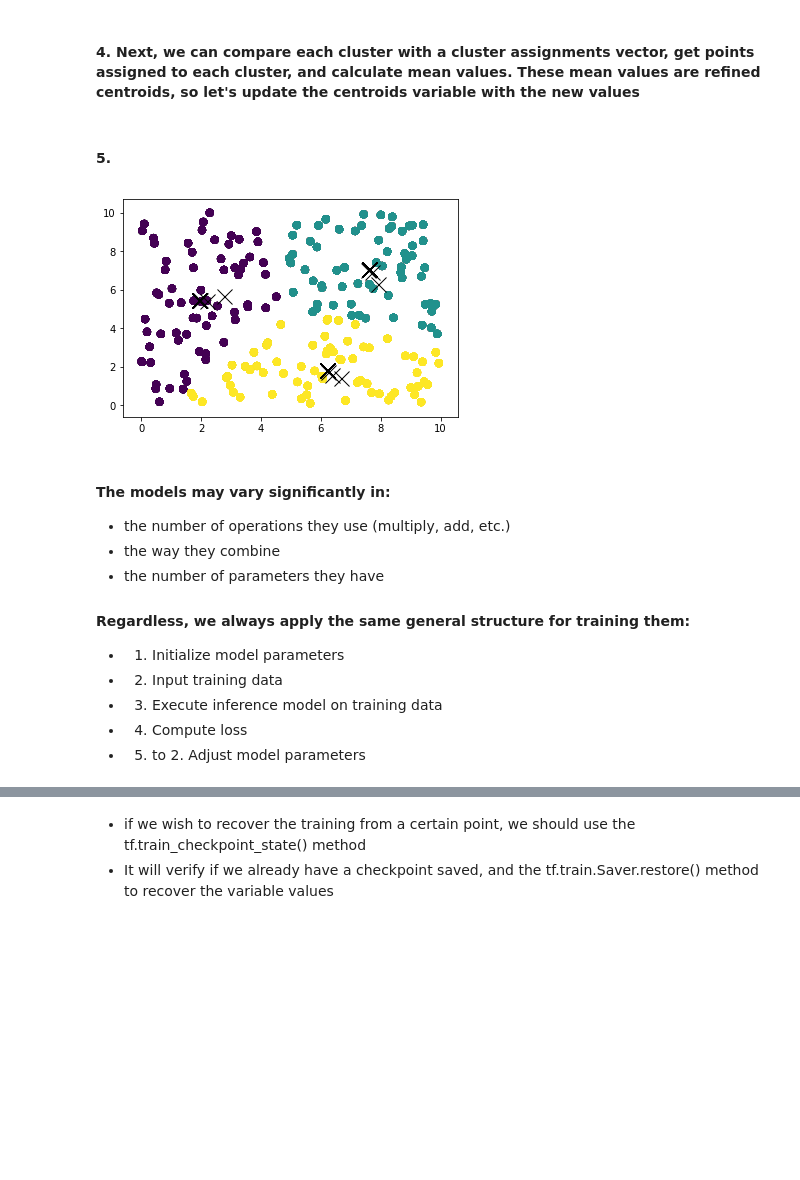
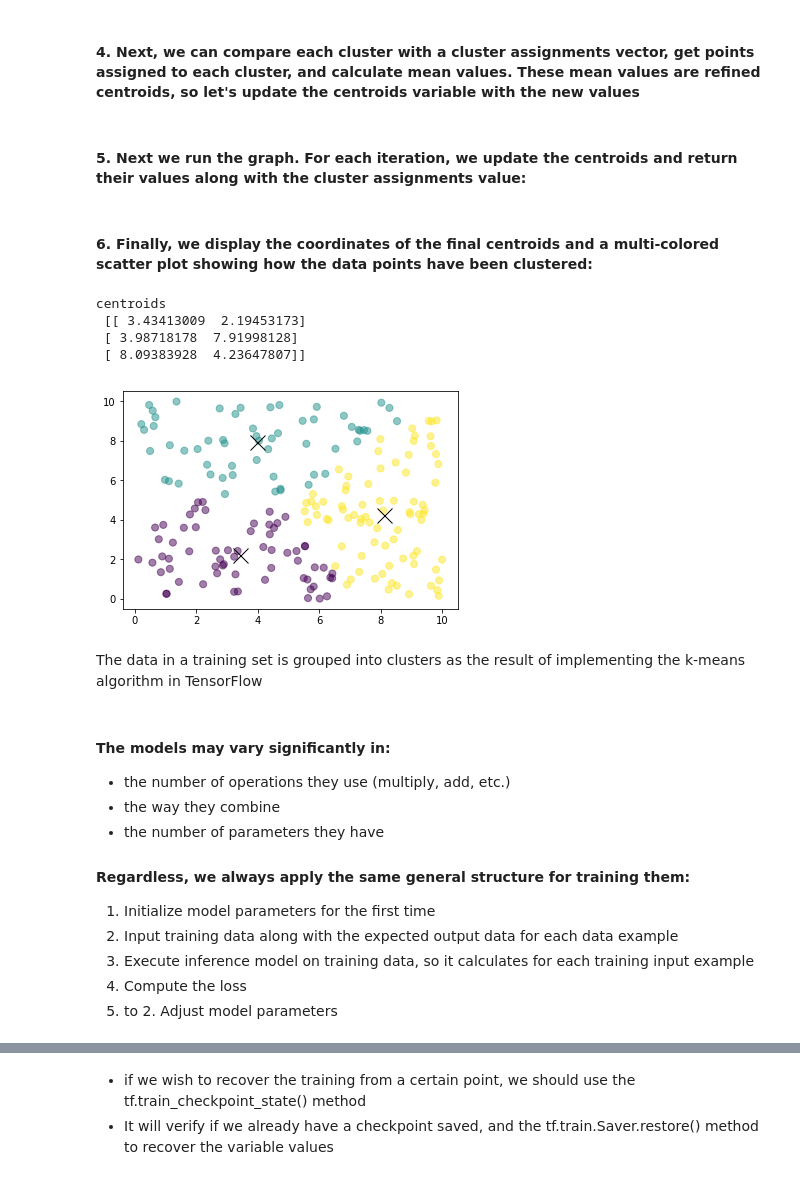
Before and after one commit to rachung304/ucb-tensorflow, a Jupyter notebook: Lecture_4.ipynb, the cells around one changed output, grey strips where cells are left out. Cells and saved outputs as stored; diff of their text form; code cells hidden in the pictures; blank space fills up the shorter version.

```diff
--- a/Lecture_4.ipynb
+++ b/Lecture_4.ipynb
@@ -111,17 +129,29 @@ new_centroids = tf.concat(means, 0)
 
 update_centroids = tf.assign(centroids, new_centroids)
 init = tf.global_variables_initializer()
-# %% [markdown]
-#### 5.
+# %% [markdown]
+#### 5. Next we run the graph. For each iteration, we update the centroids and return their values along with the cluster assignments value:
 # %%
 with tf.Session() as sess:
     sess.run(init)
     for step in range(iterations_n):
         [_, centroid_values, points_values, assignment_values] = sess.run([update_centroids, centroids, points, assignments])
-        plt.scatter(points_values[:,0], points_values[:,1], c=assignment_values, s=50, alpha=0.5)
-        plt.plot(centroid_values[:,0], centroid_values[:,1], 'kx', markersize=15)
-# %% [output]
-[figure, removed]
+# %% [markdown]
+#### 6. Finally, we display the coordinates of the final centroids and a multi-colored scatter plot showing how the data points have been clustered:
+# %%
+print("centroids" + "\n", centroid_values)
+
+plt.scatter(points_values[:,0], points_values[:,1], c=assignment_values, s=50, alpha=0.5)
+plt.plot(centroid_values[:,0], centroid_values[:,1], 'kx', markersize=15)
+plt.pause(1)
+# %% [output]
+centroids
+ [[ 3.43413009  2.19453173]
+ [ 3.98718178  7.91998128]
+ [ 8.09383928  4.23647807]]
+[figure, added]
+# %% [markdown]
+The data in a training set is grouped into clusters as the result of implementing the k-means algorithm in TensorFlow
 # %% [markdown]
 #### The models may vary significantly in:
 - the number of operations they use (multiply, add, etc.)
@@ -129,11 +159,11 @@ with tf.Session() as sess:
 - the number of parameters they have
 
 #### Regardless, we always apply the same general structure for training them:
-- 1. Initialize model parameters
-- 2. Input training data
-- 3. Execute inference model on training data
-- 4. Compute loss
-- 5. to 2. Adjust model parameters
+1. Initialize model parameters for the first time
+2. Input training data along with the expected output data for each data example
+3. Execute inference model on training data, so it calculates for each training input example
+4. Compute the loss
+5. to 2. Adjust model parameters
 # %% [markdown]
 #### The loop repeats this process through a number of cycles, according to:
 - the learning rate that we need to apply, and
```
Also changed, not shown: parts of 56 cells of this notebook, 7 other files.
